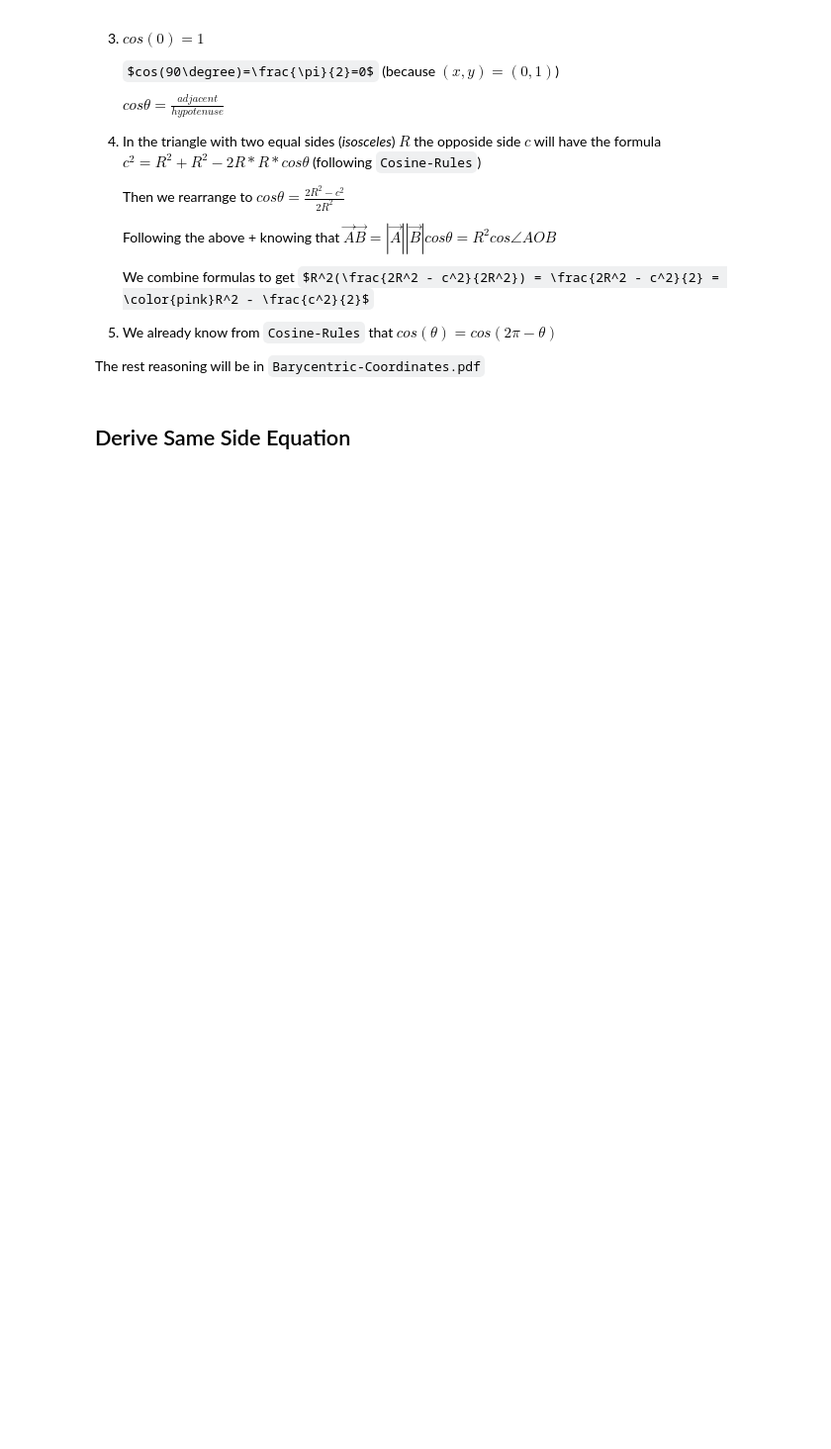
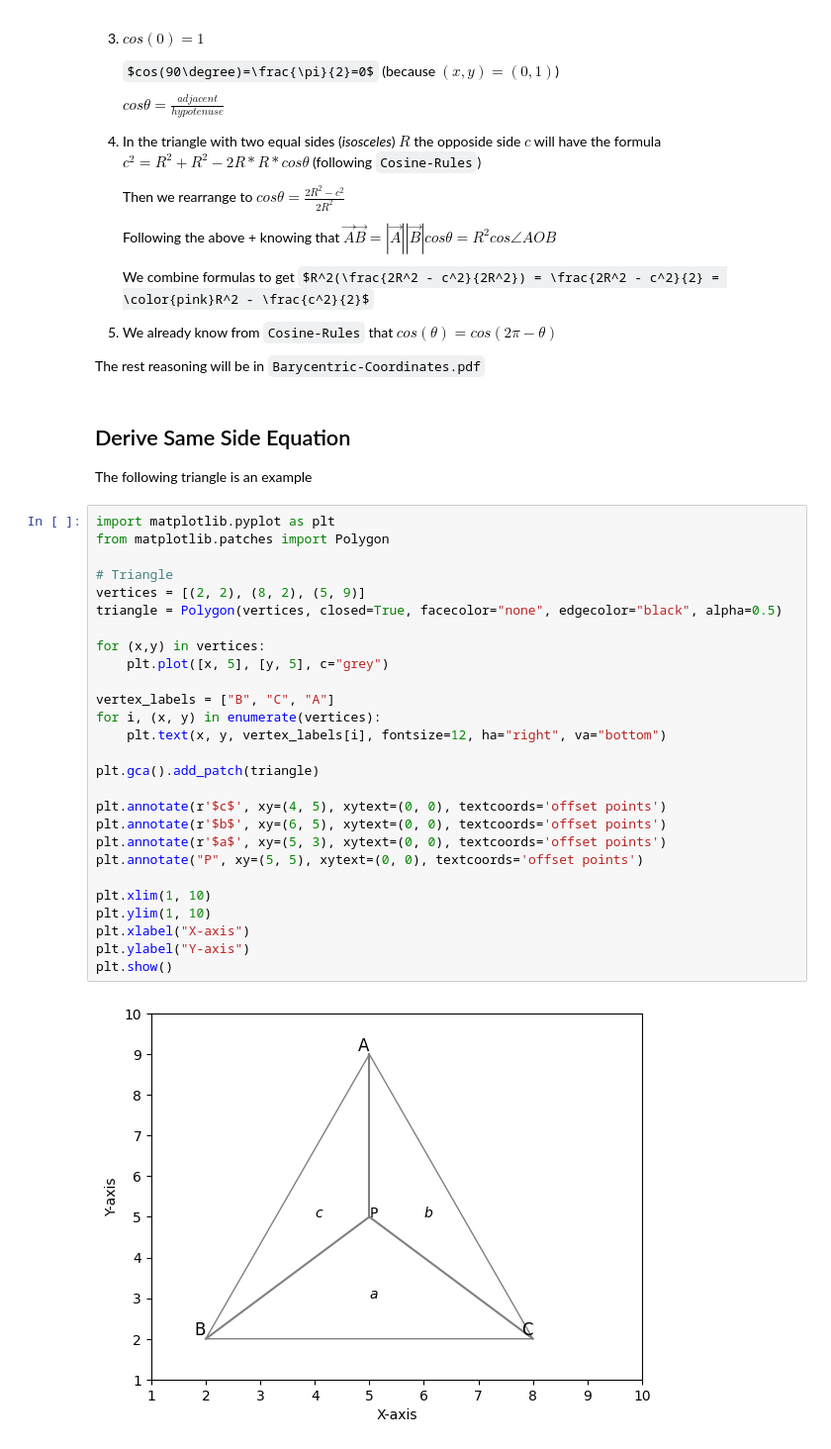
Before and after one commit to Slava-Ini/game-dev-math, a Jupyter notebook: Barycentric-Coordinates.ipynb, the cells around one changed output. Shown: that part at 99% size. Drawn from its saved outputs; the diff is of its cells as text; some formulas as TeX source; blank space fills up the shorter version.

```diff
--- a/Barycentric-Coordinates.ipynb
+++ b/Barycentric-Coordinates.ipynb
@@ -60,3 +60,34 @@ Here $|\vec{A}| = R$ (circumradius)
 The rest reasoning will be in `Barycentric-Coordinates.pdf`
 # %% [markdown]
 ## Derive Same Side Equation
+
+The following triangle is an example
+# %%
+import matplotlib.pyplot as plt
+from matplotlib.patches import Polygon
+
+# Triangle
+vertices = [(2, 2), (8, 2), (5, 9)]
+triangle = Polygon(vertices, closed=True, facecolor="none", edgecolor="black", alpha=0.5)
+
+for (x,y) in vertices:
+    plt.plot([x, 5], [y, 5], c="grey")
+
+vertex_labels = ["B", "C", "A"]
+for i, (x, y) in enumerate(vertices):
+    plt.text(x, y, vertex_labels[i], fontsize=12, ha="right", va="bottom")
+
+plt.gca().add_patch(triangle)
+
+plt.annotate(r'$c$', xy=(4, 5), xytext=(0, 0), textcoords='offset points')
+plt.annotate(r'$b$', xy=(6, 5), xytext=(0, 0), textcoords='offset points')
+plt.annotate(r'$a$', xy=(5, 3), xytext=(0, 0), textcoords='offset points')
+plt.annotate("P", xy=(5, 5), xytext=(0, 0), textcoords='offset points')
+
+plt.xlim(1, 10)
+plt.ylim(1, 10)
+plt.xlabel("X-axis")
+plt.ylabel("Y-axis")
+plt.show()
+# %% [output]
+[figure, added]
```
Also changed, not shown: parts of 1 cell of this notebook, 1 other file.
